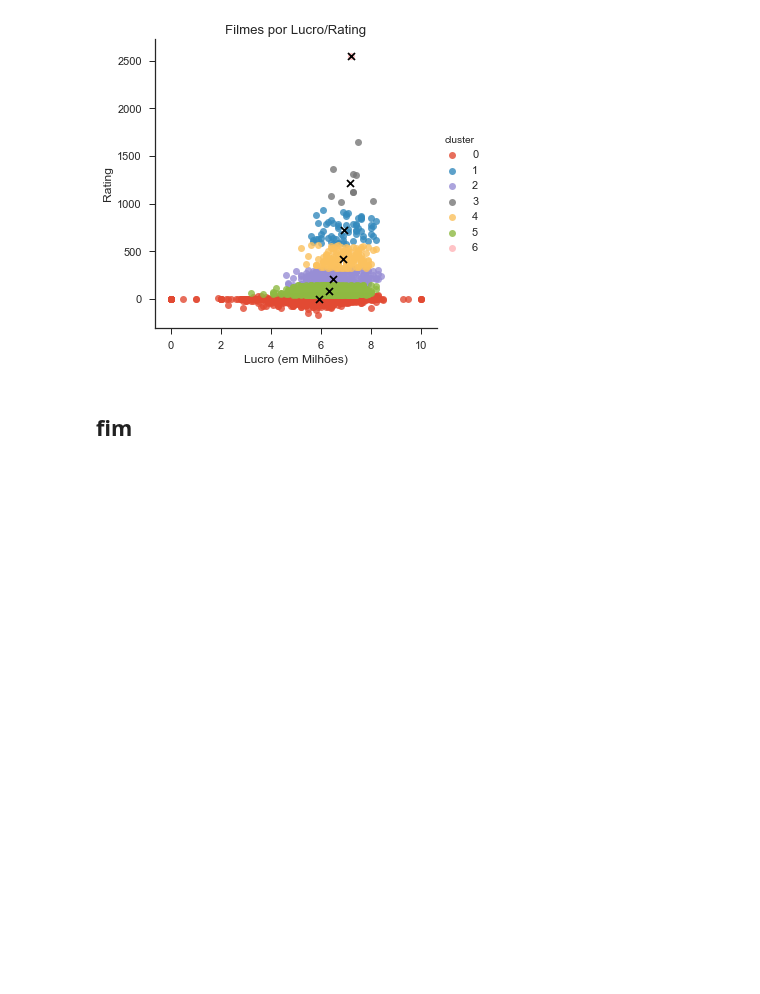
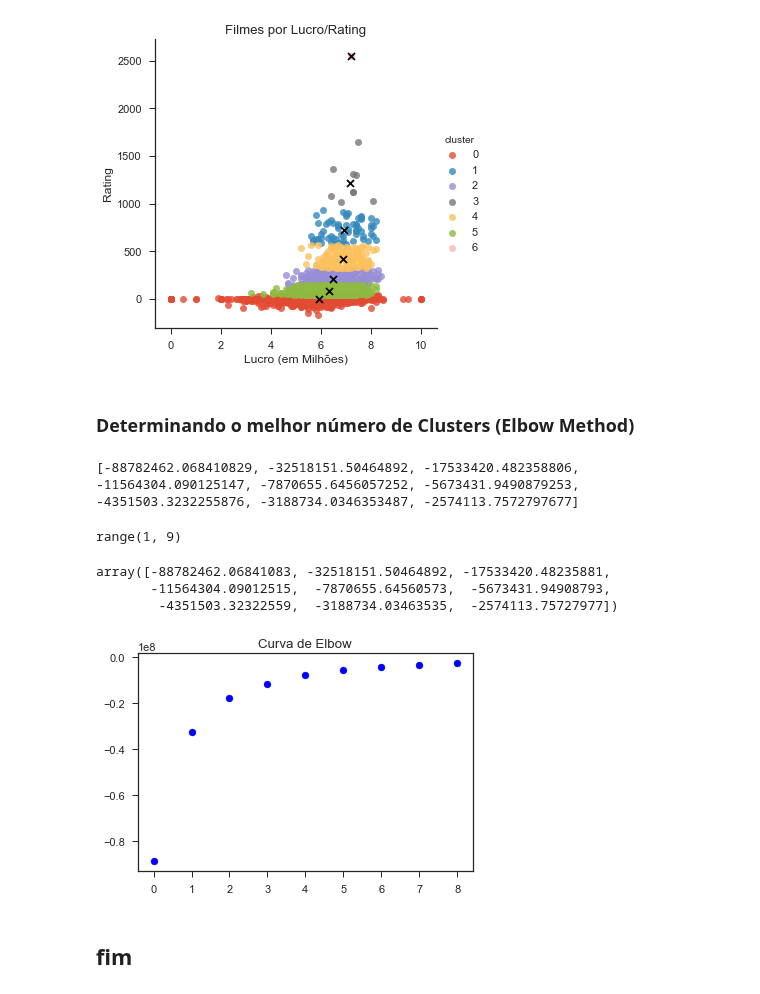
Before and after one commit to vladimiralencar/Alunos-UEPB-TopicosEspeciaisEmBancoDeDados, a Jupyter notebook: Clusterizacao/KMeans-Clusterizacao-Filmes.ipynb, the cells around one changed output. Saved outputs shown, nothing was run; the diff lists cells and outputs as text; code cells hidden in the pictures; blank space fills up the shorter version.

```diff
--- a/Clusterizacao/KMeans-Clusterizacao-Filmes.ipynb
+++ b/Clusterizacao/KMeans-Clusterizacao-Filmes.ipynb
@@ -269,5 +269,30 @@ plot_cluster(df, centroids,   "vote_average", "lucro", title = "Filmes por Lucro
              xlabel =  "Lucro (em Milhões)", ylabel = "Rating" )
 # %% [output]
 [figure]
+# %% [markdown]
+### Determinando o melhor número de Clusters (Elbow Method)
+# %%
+Ks = range(1, 10)
+km = [KMeans(n_clusters=i) for i in Ks]
+score = [km[i].fit(Xx).score(Xx) for i in range(len(km))]
+print(score)
+# %% [output]
+[-88782462.068410829, -32518151.50464892, -17533420.482358806, -11564304.090125147, -7870655.6456057252, -5673431.9490879253, -4351503.3232255876, -3188734.0346353487, -2574113.7572797677]
+# %%
+range(1,9)
+# %% [output]
+range(1, 9)
+# %%
+np.array(score)
+# %% [output]
+array([-88782462.06841083, -32518151.50464892, -17533420.48235881,
+       -11564304.09012515,  -7870655.64560573,  -5673431.94908793,
+        -4351503.32322559,  -3188734.03463535,  -2574113.75727977])
+# %%
+plt.scatter( list(range(len(score))), score, c="b")
+plt.title("Curva de Elbow")
+plt.show()
+# %% [output]
+[figure, added]
 # %% [markdown]
 ## fim
```
